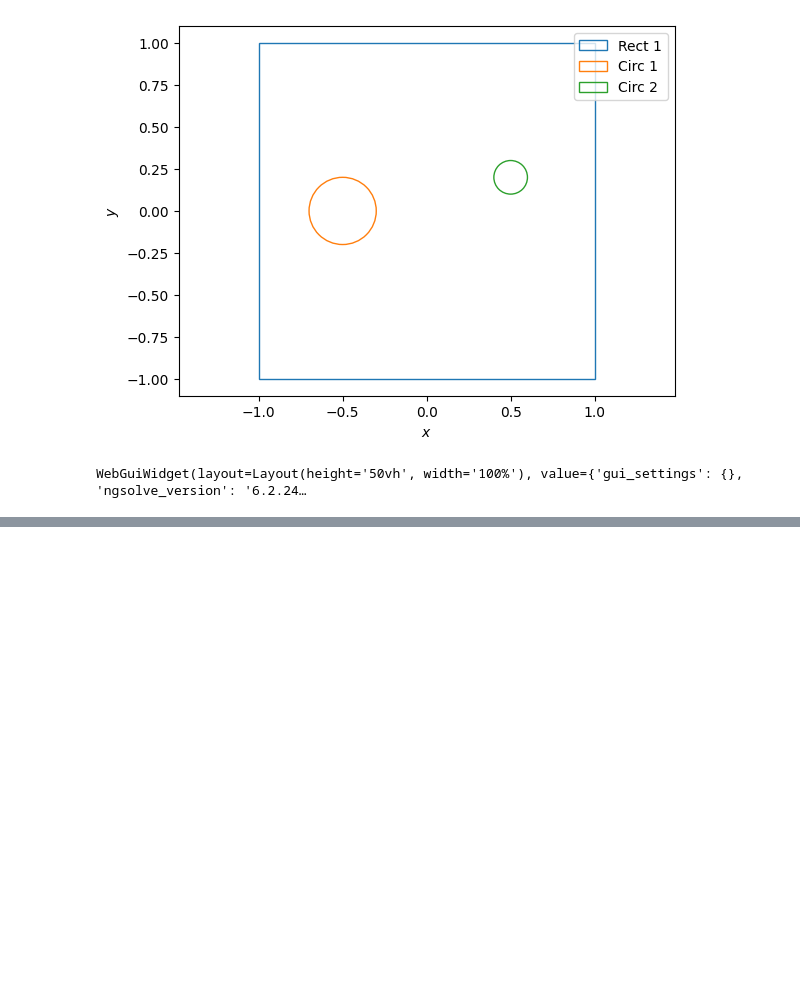
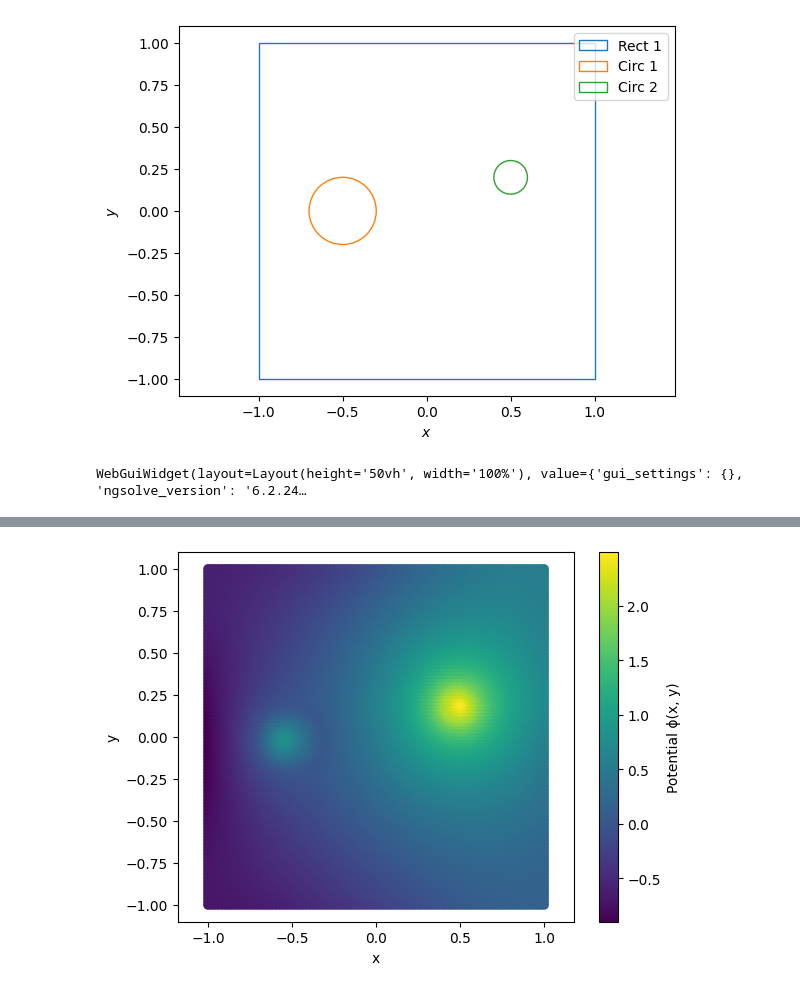
Before and after one commit to EITLabworks/PINNs-EIT, a Jupyter notebook: 2d_electode_circ_circ.ipynb, the cells around one changed output, grey strips where cells are left out. Saved outputs shown, nothing was run; the diff lists cells and outputs as text; code cells hidden in the pictures; blank space fills up the shorter version.

```diff
--- a/2d_electode_circ_circ.ipynb
+++ b/2d_electode_circ_circ.ipynb
@@ -267,0 +266,4 @@ plot_test_points(xs, ys, vals)
+# %%
+plot_test_points(xs, ys, u_pred[:, 0] - vals)
+# %% [output]
+[figure, added]
```
Also changed, not shown: parts of 2 cells of this notebook, 5 other files.
